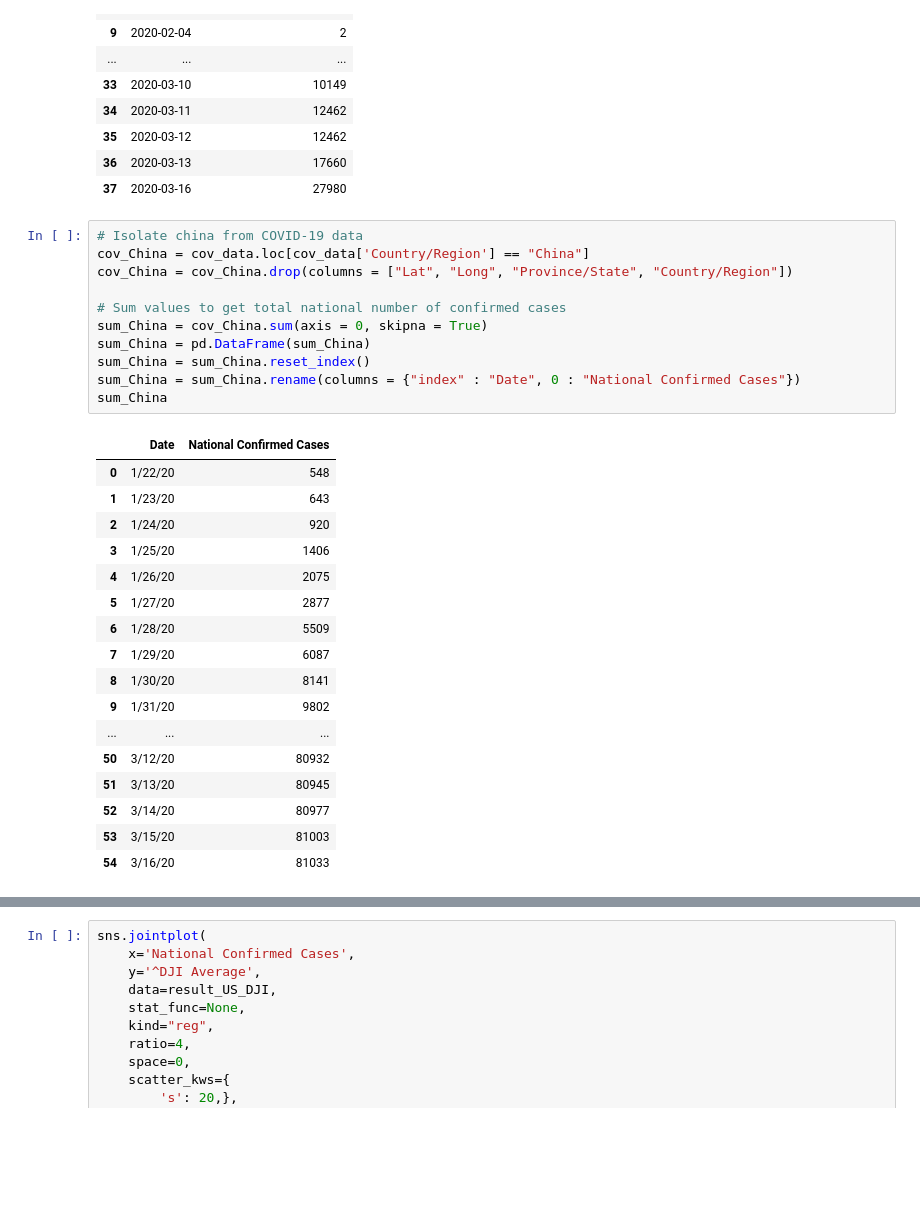
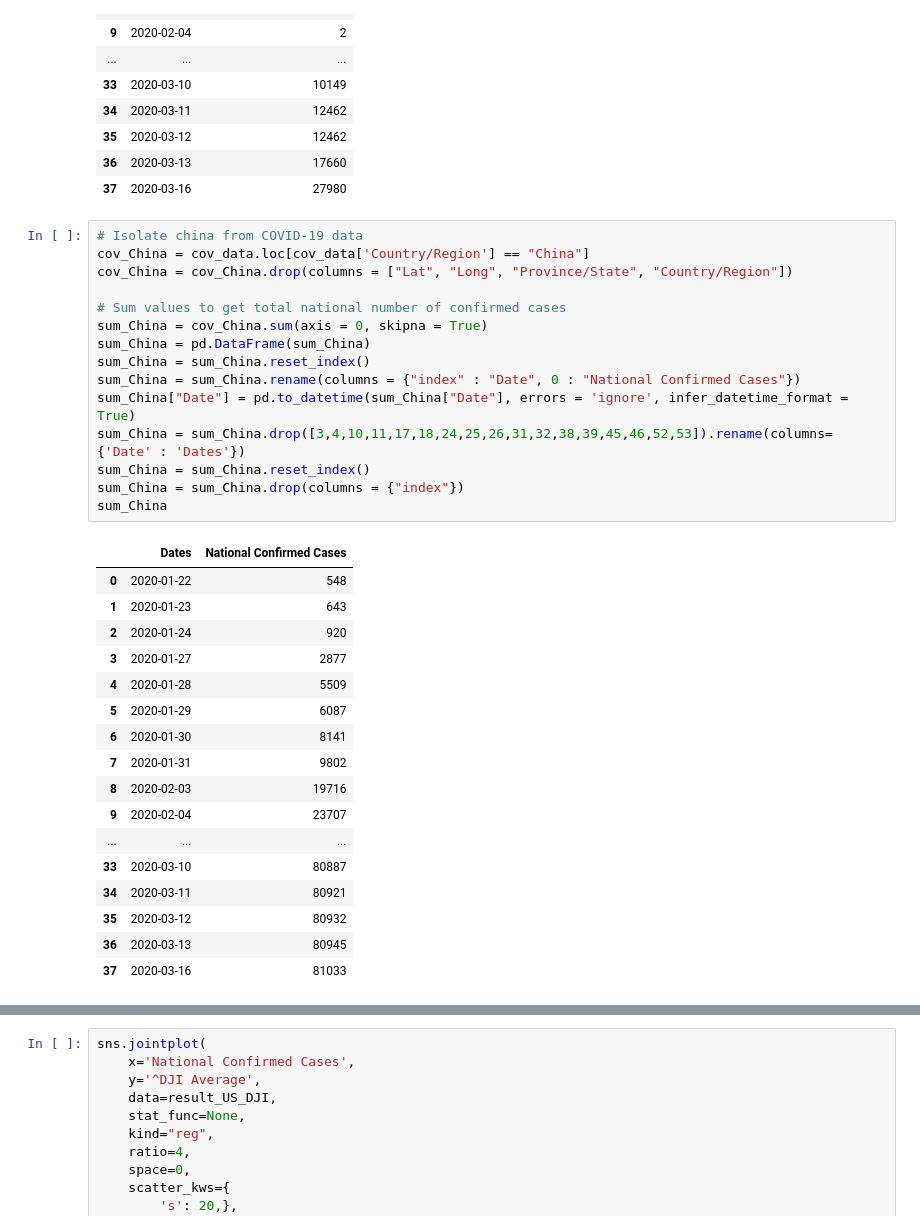
Before and after one commit to Robtaddeo/Coronadex, a Jupyter notebook: djia.ipynb, the cells around one changed output, grey strips where cells are left out. Drawn from its saved outputs; the diff is of its cells as text; blank space fills up the shorter version.

```diff
--- a/djia.ipynb
+++ b/djia.ipynb
@@ -219,32 +245,36 @@ sum_IT_final
 # %%
 # Isolate china from COVID-19 data
 cov_China = cov_data.loc[cov_data['Country/Region'] == "China"]
 cov_China = cov_China.drop(columns = ["Lat", "Long", "Province/State", "Country/Region"])
 
 # Sum values to get total national number of confirmed cases
 sum_China = cov_China.sum(axis = 0, skipna = True)
 sum_China = pd.DataFrame(sum_China)
 sum_China = sum_China.reset_index()
 sum_China = sum_China.rename(columns = {"index" : "Date", 0 : "National Confirmed Cases"})
+sum_China["Date"] = pd.to_datetime(sum_China["Date"], errors = 'ignore', infer_datetime_format = True)
+sum_China = sum_China.drop([3,4,10,11,17,18,24,25,26,31,32,38,39,45,46,52,53]).rename(columns={'Date' : 'Dates'})
+sum_China = sum_China.reset_index()
+sum_China = sum_China.drop(columns = {"index"})
 sum_China
 # %% [output]
-|  | Date | National Confirmed Cases |
-| 0 | 1/22/20 | 548 |
-| 1 | 1/23/20 | 643 |
-| 2 | 1/24/20 | 920 |
-| 3 | 1/25/20 | 1406 |
-| 4 | 1/26/20 | 2075 |
-| 5 | 1/27/20 | 2877 |
-| 6 | 1/28/20 | 5509 |
-| 7 | 1/29/20 | 6087 |
-| 8 | 1/30/20 | 8141 |
-| 9 | 1/31/20 | 9802 |
+|  | Dates | National Confirmed Cases |
+| 0 | 2020-01-22 | 548 |
+| 1 | 2020-01-23 | 643 |
+| 2 | 2020-01-24 | 920 |
+| 3 | 2020-01-27 | 2877 |
+| 4 | 2020-01-28 | 5509 |
+| 5 | 2020-01-29 | 6087 |
+| 6 | 2020-01-30 | 8141 |
+| 7 | 2020-01-31 | 9802 |
+| 8 | 2020-02-03 | 19716 |
+| 9 | 2020-02-04 | 23707 |
 | ... | ... | ... |
-| 50 | 3/12/20 | 80932 |
-| 51 | 3/13/20 | 80945 |
-| 52 | 3/14/20 | 80977 |
-| 53 | 3/15/20 | 81003 |
-| 54 | 3/16/20 | 81033 |
+| 33 | 2020-03-10 | 80887 |
+| 34 | 2020-03-11 | 80921 |
+| 35 | 2020-03-12 | 80932 |
+| 36 | 2020-03-13 | 80945 |
+| 37 | 2020-03-16 | 81033 |
 # %%
 # Merge data between datasets
 result_US_DJI = sum_US_final.merge(dji_date_data, left_index=True, right_index=True)
```
Also changed, not shown: parts of 11 cells of this notebook, 1 other file.
